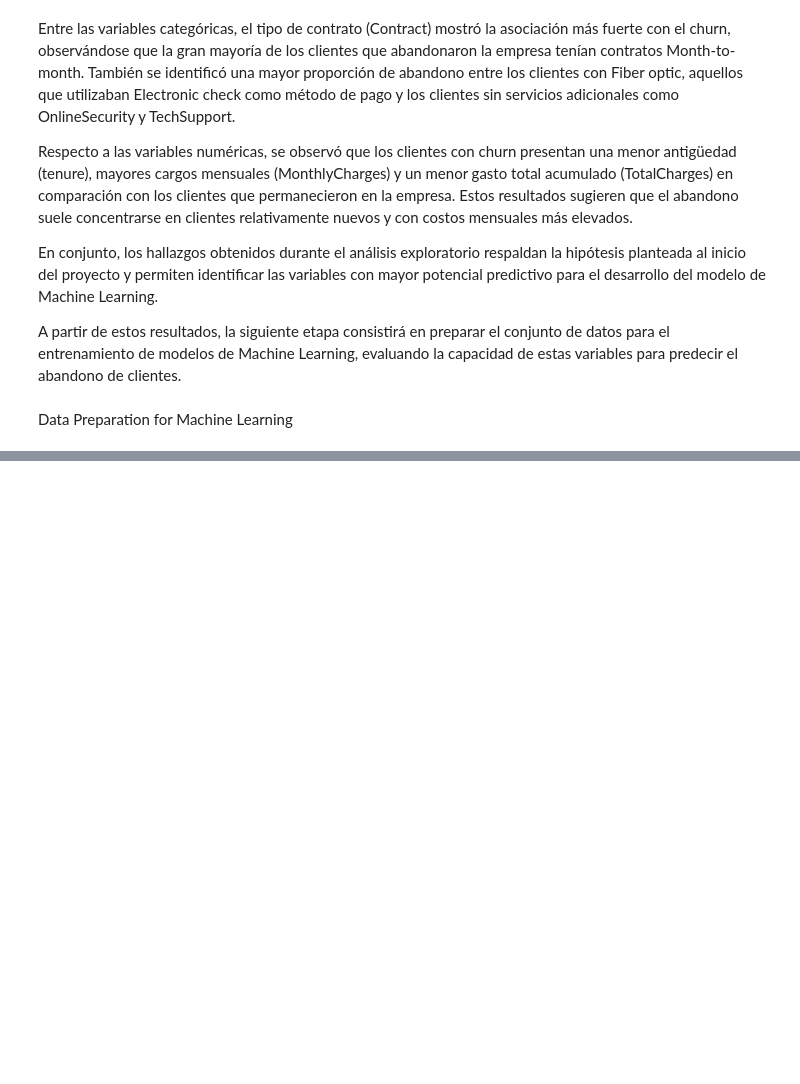
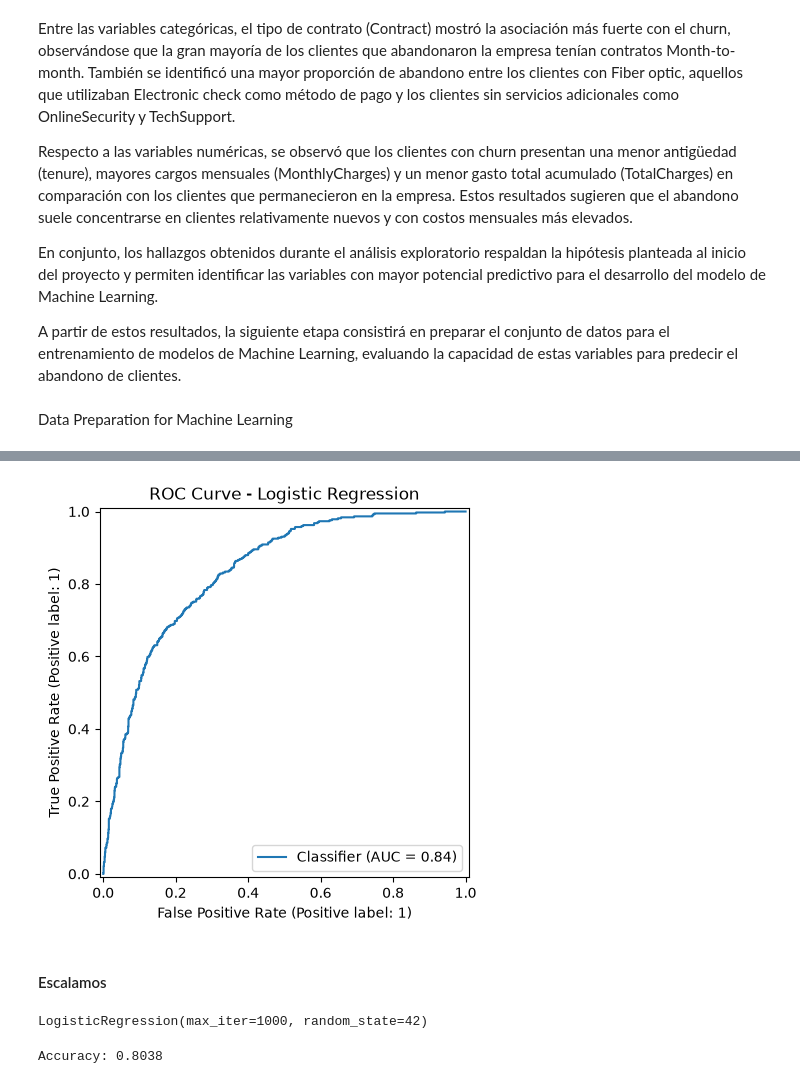
Before and after one commit to arielmarin/customer-churn-prediction, a Jupyter notebook: notebooks/customer_churn_prediction.ipynb, the cells around one changed output, grey strips where cells are left out. Drawn from its saved outputs; the diff is of its cells as text; code cells hidden in the pictures; blank space fills up the shorter version.

```diff
--- a/notebooks/customer_churn_prediction.ipynb
+++ b/notebooks/customer_churn_prediction.ipynb
@@ -610,0 +724,2 @@ data_ml = customer_df.copy()
+# %%
+y_prob_lr = modelo_lr.predict_proba(x_test)
@@ -610,0 +762,12 @@ data_ml = customer_df.copy()
+# %%
+RocCurveDisplay.from_predictions(
+    y_test,
+    y_prob_lr[:,1]
+)
+
+plt.title("ROC Curve - Logistic Regression")
+plt.show()
+# %% [output]
+[figure, added]
+# %% [markdown]
+#### Escalamos
@@ -610,0 +780,9 @@ data_ml = customer_df.copy()
+# %%
+modelo_lr_scaled = LogisticRegression(
+    random_state=42,
+    max_iter=1000
+)
+
+modelo_lr_scaled.fit(x_train_scaled, y_train)
+# %% [output]
+LogisticRegression(max_iter=1000, random_state=42)
@@ -610,0 +792,5 @@ data_ml = customer_df.copy()
+# %%
+accuracy_lr_scaled = accuracy_score(y_test,y_pred_lr_scaled)
+print(f"Accuracy: {accuracy_lr_scaled:.4f}")
+# %% [output]
+Accuracy: 0.8038
```
Also changed, not shown: parts of 72 cells of this notebook, 1 other file.
